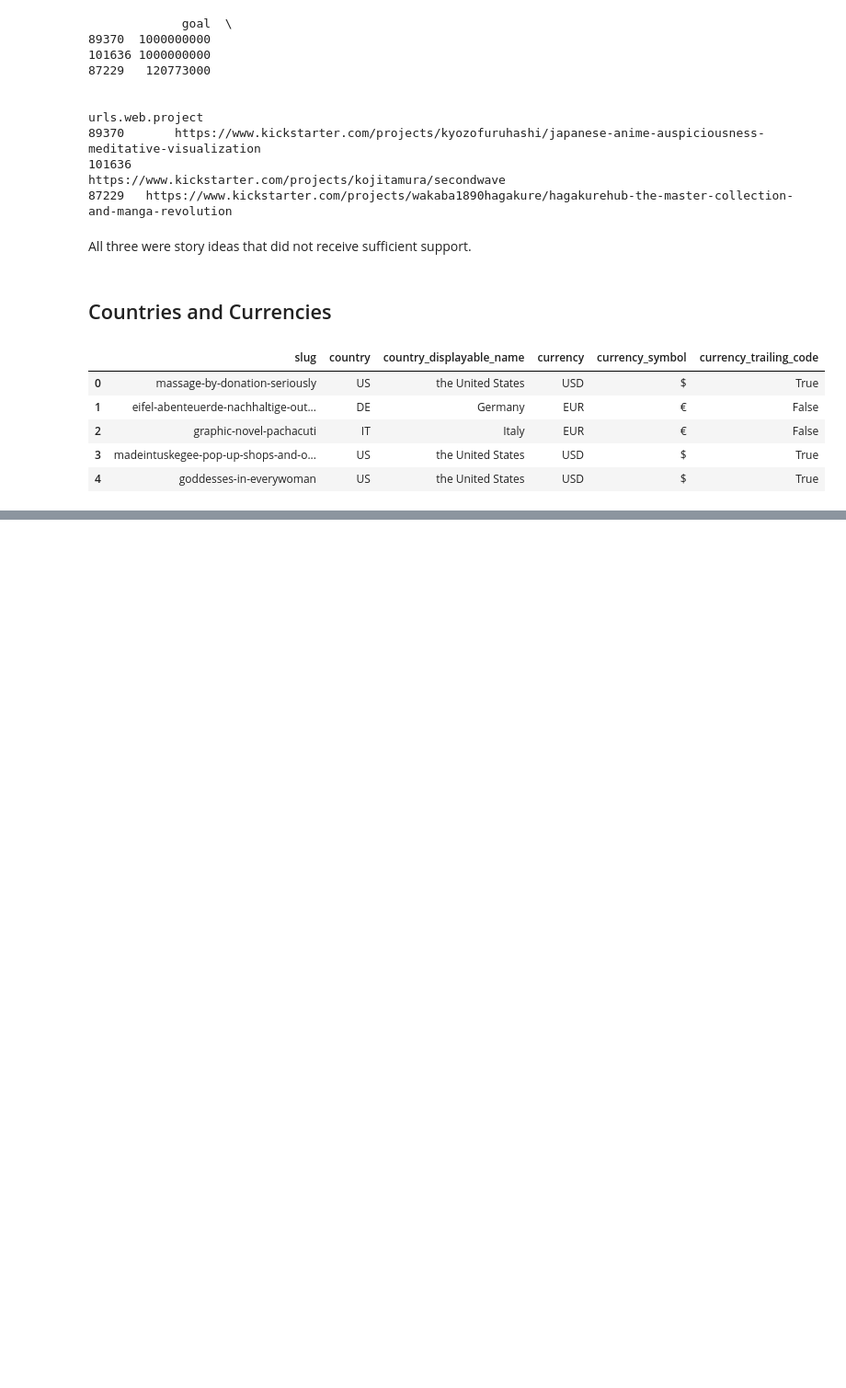
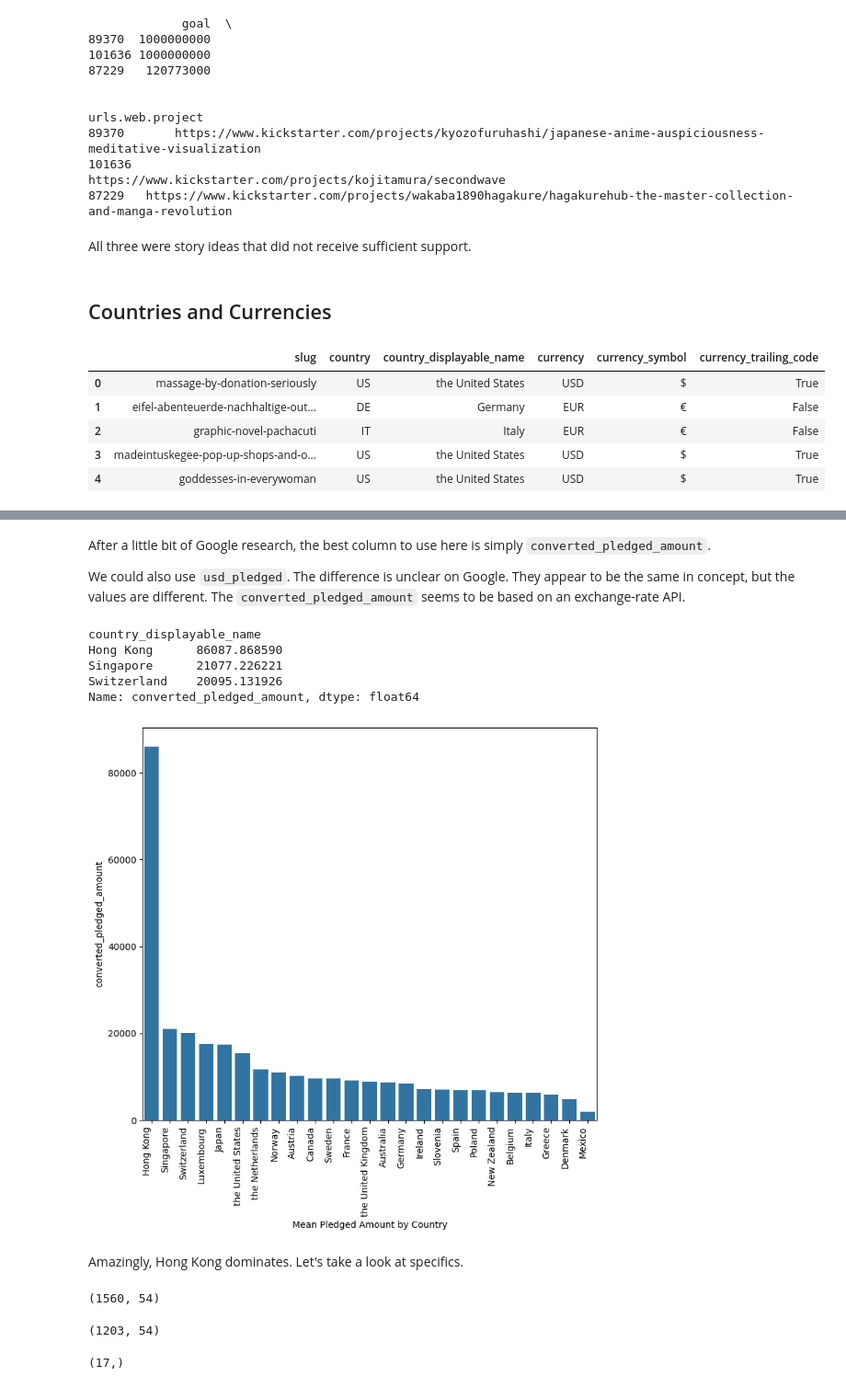
Before and after one commit to blue-santa/kickstarter-campaign-analysis, a Jupyter notebook: project-files/03-exploratory-data-analysis/02-eda-kickstarter.ipynb, the cells around one changed output, grey strips where cells are left out. Shown at 92% size. Cells and saved outputs as stored; diff of their text form; code cells hidden in the pictures; blank space fills up the shorter version.

```diff
--- a/project-files/03-exploratory-data-analysis/02-eda-kickstarter.ipynb
+++ b/project-files/03-exploratory-data-analysis/02-eda-kickstarter.ipynb
@@ -373,0 +442,25 @@ df.iloc[:, pos_start:pos_end].head()
+# %% [markdown]
+After a little bit of Google research, the best column to use here is simply `converted_pledged_amount`.
+
+We could also use `usd_pledged`. The difference is unclear on Google. They appear to be the same in concept, but the values are different. The `converted_pledged_amount` seems to be based on an exchange-rate API.
+# %%
+temp_df = df.groupby('country_displayable_name')['converted_pledged_amount'].mean().sort_values(ascending=False)
+# %%
+temp_df.head(3)
+# %% [output]
+country_displayable_name
+Hong Kong      86087.868590
+Singapore      21077.226221
+Switzerland    20095.131926
+Name: converted_pledged_amount, dtype: float64
+# %%
+fig, ax = plt.subplots(figsize=(8,8))
+sns.barplot(data=temp_df, ax=ax)
+ax.set_xlabel('Mean Pledged Amount by Country')
+plt.xticks(rotation=90, ha="right")
+plt.tight_layout()
+plt.show()
+# %% [output]
+[figure, added]
+# %% [markdown]
+Amazingly, Hong Kong dominates. Let's take a look at specifics.
@@ -373,0 +469,8 @@ df.iloc[:, pos_start:pos_end].head()
+# %%
+temp_df.shape
+# %% [output]
+(1560, 54)
+# %%
+temp_df[temp_df['state'] == 'successful'].shape
+# %% [output]
+(1203, 54)
@@ -373,0 +481,4 @@ df.iloc[:, pos_start:pos_end].head()
+# %%
+temp_count.value_counts().shape
+# %% [output]
+(17,)
```
Also changed, not shown: parts of 17 cells of this notebook, 1 other file.
